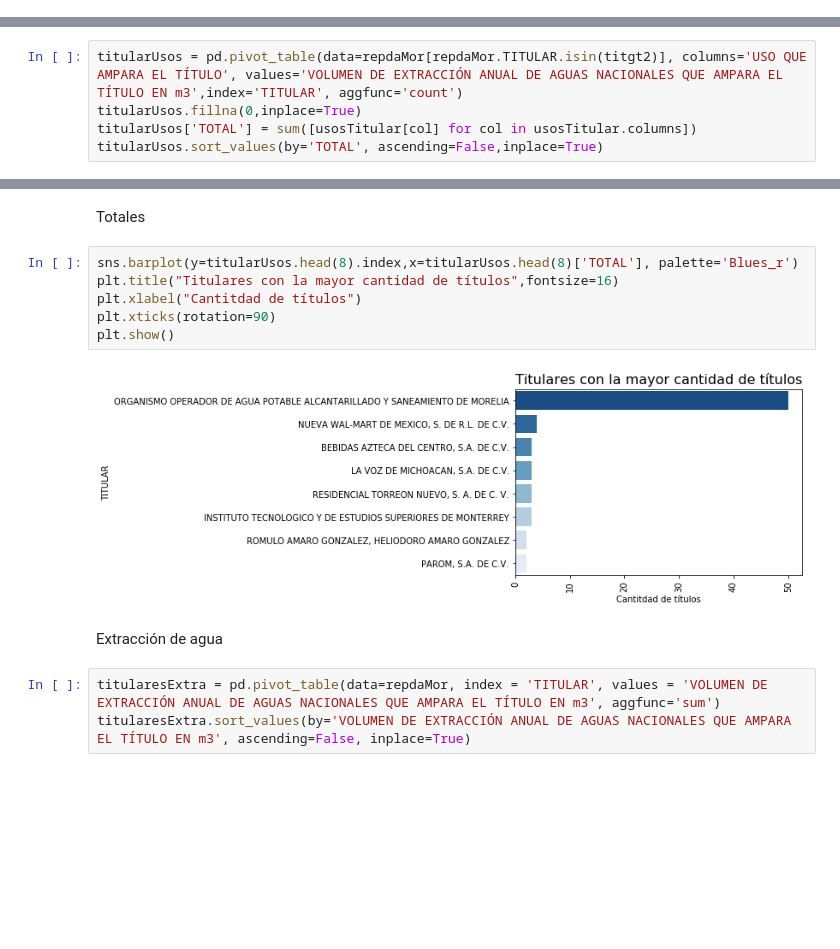
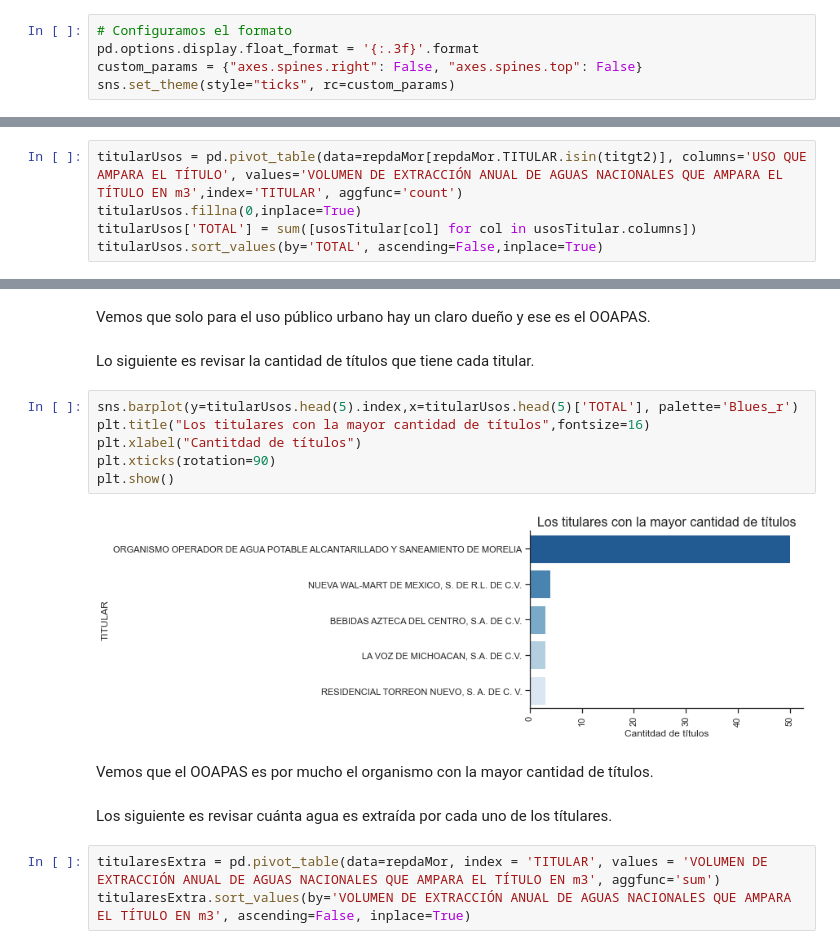
Before and after one commit to tipicanerd/REPDA_analisis, a Jupyter notebook: Analisis.ipynb, the cells around one changed output, grey strips where cells are left out. Saved outputs shown, nothing was run; the diff lists cells and outputs as text; blank space fills up the shorter version.

```diff
--- a/Analisis.ipynb
+++ b/Analisis.ipynb
@@ -8,0 +14,5 @@ pd.options.display.float_format = '{:.2f}'.format
+# %%
+# Configuramos el formato
+pd.options.display.float_format = '{:.3f}'.format
+custom_params = {"axes.spines.right": False, "axes.spines.top": False}
+sns.set_theme(style="ticks", rc=custom_params)
@@ -318,15 +496,19 @@ for col in titularUsos.columns[:-1]:
-# %% [markdown]
-Totales
+# %% [markdown]
+Vemos que solo para el uso público urbano hay un claro dueño y ese es el OOAPAS.
+# %% [markdown]
+Lo siguiente es revisar la cantidad de títulos que tiene cada titular.
 # %%
-sns.barplot(y=titularUsos.head(8).index,x=titularUsos.head(8)['TOTAL'], palette='Blues_r')
-plt.title("Titulares con la mayor cantidad de títulos",fontsize=16)
+sns.barplot(y=titularUsos.head(5).index,x=titularUsos.head(5)['TOTAL'], palette='Blues_r')
+plt.title("Los titulares con la mayor cantidad de títulos",fontsize=16)
 plt.xlabel("Cantitdad de títulos")
 plt.xticks(rotation=90)
 plt.show()
 # %% [output]
-[figure, old version]
+[figure, new version]
-# %% [markdown]
-Extracción de agua
+# %% [markdown]
+Vemos que el OOAPAS es por mucho el organismo con la mayor cantidad de títulos.
+# %% [markdown]
+Los siguiente es revisar cuánta agua es extraída por cada uno de los títulares.
 # %%
 titularesExtra = pd.pivot_table(data=repdaMor, index = 'TITULAR', values = 'VOLUMEN DE EXTRACCIÓN ANUAL DE AGUAS NACIONALES QUE AMPARA EL TÍTULO EN m3', aggfunc='sum')
 titularesExtra.sort_values(by='VOLUMEN DE EXTRACCIÓN ANUAL DE AGUAS NACIONALES QUE AMPARA EL TÍTULO EN m3', ascending=False, inplace=True)
```
Also changed, not shown: parts of 110 cells of this notebook, 1 other file.
